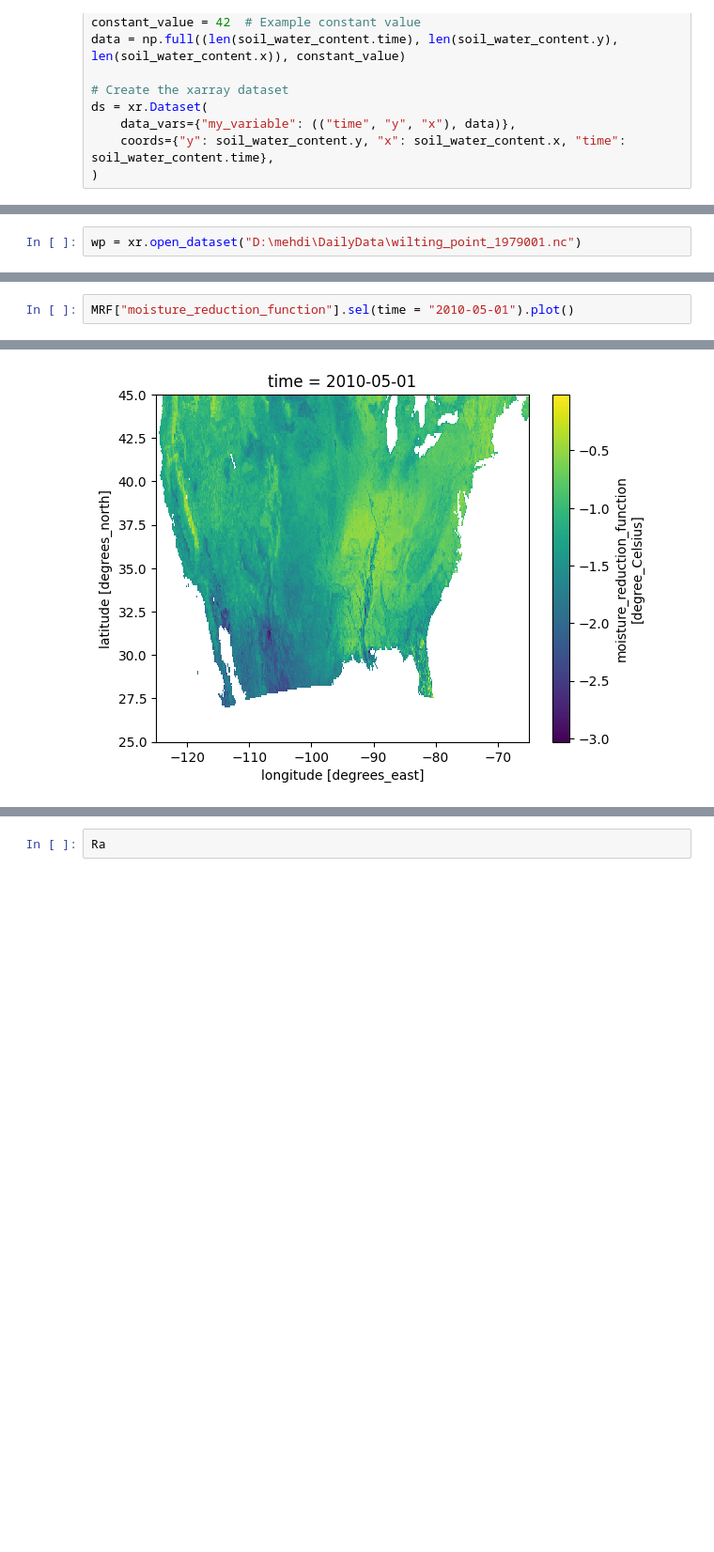
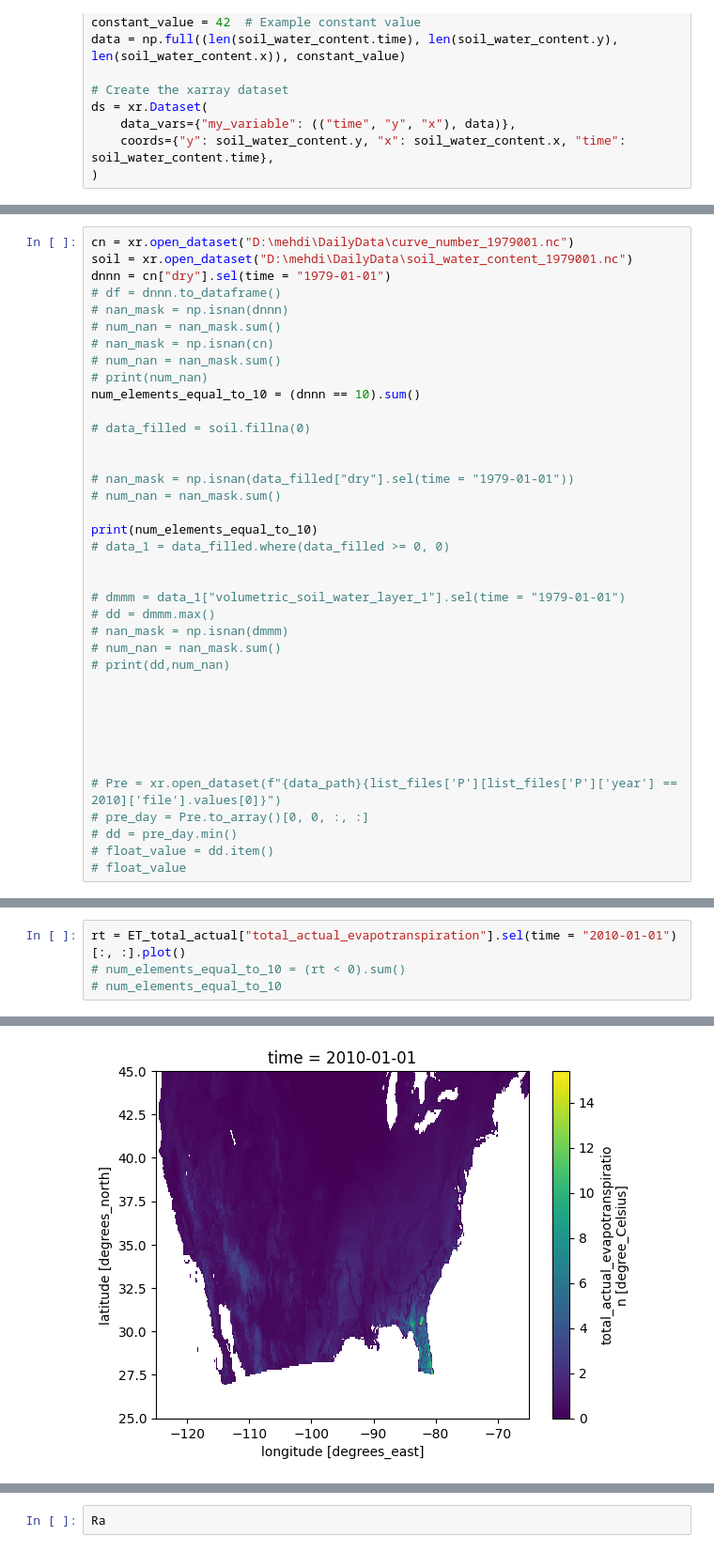
Before and after one commit to mahdi98mnm/wb_weri, a Jupyter notebook: readData.ipynb, the cells around one changed output, grey strips where cells are left out. Shown: that part at 94% size. Drawn from its saved outputs; the diff is of its cells as text; blank space fills up the shorter version.

```diff
--- a/readData.ipynb
+++ b/readData.ipynb
@@ -72,5 +63,3 @@ def no_negative(d):
-# %%
-wp = xr.open_dataset("D:\mehdi\DailyData\wilting_point_1979001.nc")
 # %%
 
 fc = xr.open_dataset("D:\mehdi\DailyData\coefficient_field_capacity_1979001.nc")
@@ -79,3 +68,41 @@ df.to_csv("D:\mehdi\sample2.csv", index=False)
+# %%
+cn = xr.open_dataset("D:\mehdi\DailyData\curve_number_1979001.nc")
+soil = xr.open_dataset("D:\mehdi\DailyData\soil_water_content_1979001.nc")
+dnnn = cn["dry"].sel(time = "1979-01-01")
+# df = dnnn.to_dataframe()
+# nan_mask = np.isnan(dnnn)
+# num_nan = nan_mask.sum()
+# nan_mask = np.isnan(cn)
+# num_nan = nan_mask.sum()
+# print(num_nan)
+num_elements_equal_to_10 = (dnnn == 10).sum()
+
+# data_filled = soil.fillna(0)
+
+
+# nan_mask = np.isnan(data_filled["dry"].sel(time = "1979-01-01"))
+# num_nan = nan_mask.sum()
+
+print(num_elements_equal_to_10)
+# data_1 = data_filled.where(data_filled >= 0, 0)
+
+
+# dmmm = data_1["volumetric_soil_water_layer_1"].sel(time = "1979-01-01")
+# dd = dmmm.max()
+# nan_mask = np.isnan(dmmm)
+# num_nan = nan_mask.sum()
+# print(dd,num_nan)
+
+
+
+
+
+
+# Pre = xr.open_dataset(f"{data_path}{list_files['P'][list_files['P']['year'] == 2010]['file'].values[0]}")
+# pre_day = Pre.to_array()[0, 0, :, :]
+# dd = pre_day.min()
+# float_value = dd.item()
+# float_value
 # %%
 selected_years = [2010, 2011]
 
@@ -227,3 +332,5 @@ for year in selected_years:
 # %%
-MRF["moisture_reduction_function"].sel(time = "2010-05-01").plot()
+rt = ET_total_actual["total_actual_evapotranspiration"].sel(time = "2010-01-01")[:, :].plot()
+# num_elements_equal_to_10 = (rt < 0).sum()
+# num_elements_equal_to_10
 # %% [output]
@@ -231 +337 @@ MRF["moisture_reduction_function"].sel(time = "2010-05-01").plot()
-[figure, old version]
+[figure, new version]
```
Also changed, not shown: parts of 16 cells of this notebook, 2 other files.
